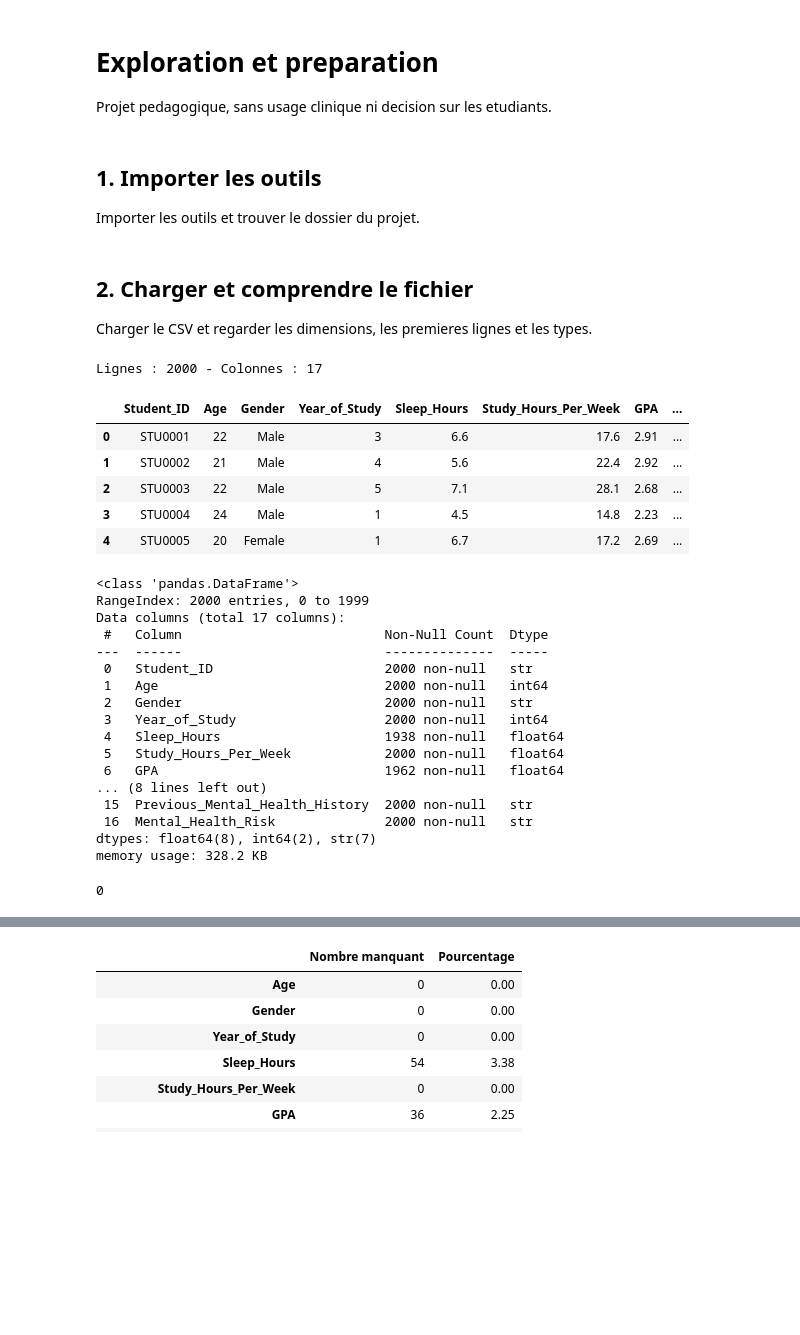
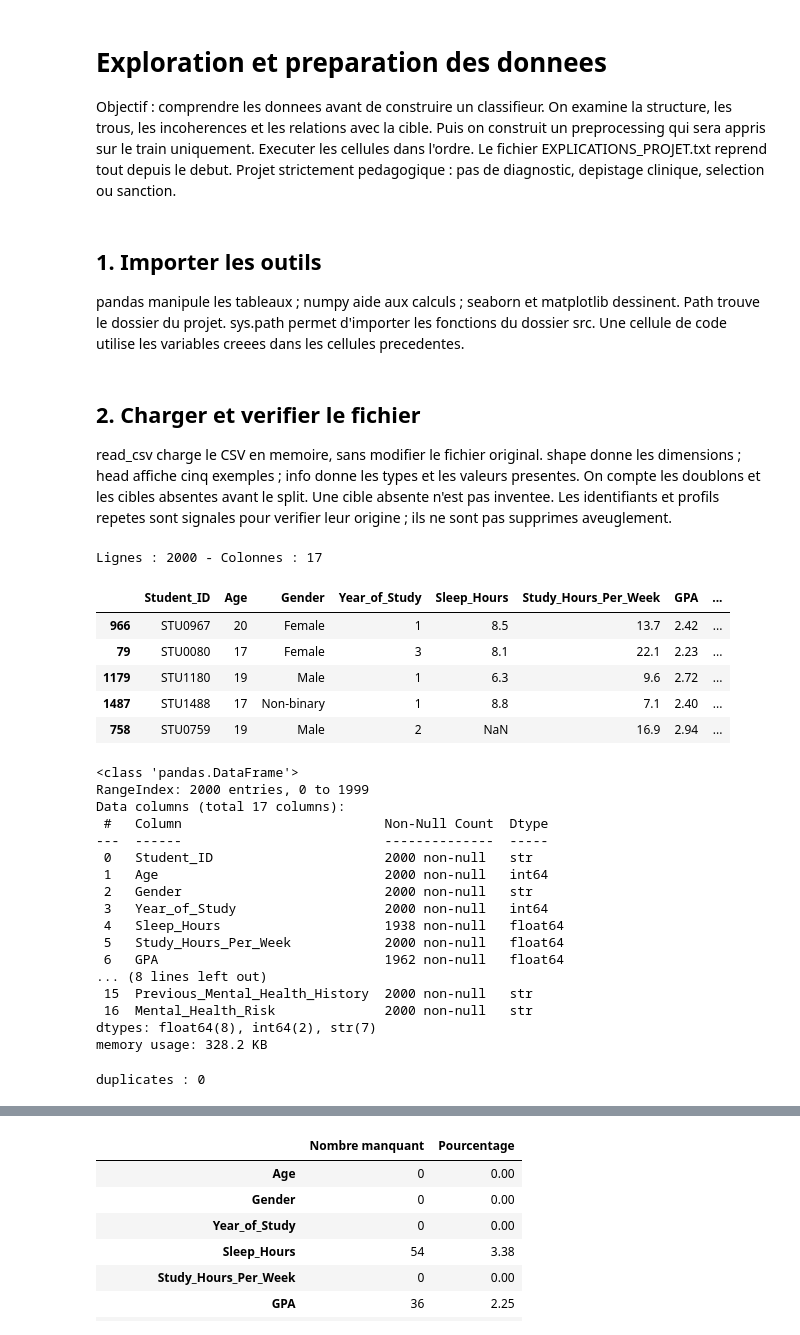
Before and after one commit to ayouberrak2/Jury-Blanc, a Jupyter notebook: notebooks/01_eda.ipynb, the cells around one changed output, grey strips where cells are left out. Saved outputs shown, nothing was run; the diff lists cells and outputs as text; code cells hidden in the pictures; blank space fills up the shorter version.

Commit message:
docs(eda): detail data quality checks and preprocessing decisions

```diff
--- a/notebooks/01_eda.ipynb
+++ b/notebooks/01_eda.ipynb
@@ -1,11 +1,17 @@
 # %% [markdown]
-# Exploration et preparation
+# Exploration et preparation des donnees
 
-Projet pedagogique, sans usage clinique ni decision sur les etudiants.
+Objectif : comprendre les donnees avant de construire un classifieur.
+On examine la structure, les trous, les incoherences et les relations avec la cible.
+Puis on construit un preprocessing qui sera appris sur le train uniquement.
+Executer les cellules dans l'ordre. Le fichier EXPLICATIONS_PROJET.txt reprend tout depuis le debut.
+Projet strictement pedagogique : pas de diagnostic, depistage clinique, selection ou sanction.
 # %% [markdown]
 ## 1. Importer les outils
 
-Importer les outils et trouver le dossier du projet.
+pandas manipule les tableaux ; numpy aide aux calculs ; seaborn et matplotlib dessinent.
+Path trouve le dossier du projet. sys.path permet d'importer les fonctions du dossier src.
+Une cellule de code utilise les variables creees dans les cellules precedentes.
 # %%
 from pathlib import Path
 import sys
@@ -20,27 +26,27 @@ if not (PROJECT_ROOT / "data").exists():
     PROJECT_ROOT = PROJECT_ROOT.parent
 if str(PROJECT_ROOT) not in sys.path:
     sys.path.insert(0, str(PROJECT_ROOT))
-
-sns.set_theme(style="whitegrid")
-pd.set_option("display.max_columns", 20)
 # %% [markdown]
-## 2. Charger et comprendre le fichier
+## 2. Charger et verifier le fichier
 
-Charger le CSV et regarder les dimensions, les premieres lignes et les types.
+read_csv charge le CSV en memoire, sans modifier le fichier original.
+shape donne les dimensions ; head affiche cinq exemples ; info donne les types et les valeurs presentes.
+On compte les doublons et les cibles absentes avant le split. Une cible absente n'est pas inventee.
+Les identifiants et profils repetes sont signales pour verifier leur origine ; ils ne sont pas supprimes aveuglement.
 # %%
 file_path = PROJECT_ROOT / "data/raw/student_mental_health.csv"
 df = pd.read_csv(file_path)
 print("Lignes :", df.shape[0], "- Colonnes :", df.shape[1])
-display(df.head())
+display(df.sample(5))
 df.info()
 # %% [output]
 Lignes : 2000 - Colonnes : 17
 |  | Student_ID | Age | Gender | Year_of_Study | Sleep_Hours | Study_Hours_Per_Week | GPA | ... |
-| 0 | STU0001 | 22 | Male | 3 | 6.6 | 17.6 | 2.91 | ... |
-| 1 | STU0002 | 21 | Male | 4 | 5.6 | 22.4 | 2.92 | ... |
-| 2 | STU0003 | 22 | Male | 5 | 7.1 | 28.1 | 2.68 | ... |
-| 3 | STU0004 | 24 | Male | 1 | 4.5 | 14.8 | 2.23 | ... |
-| 4 | STU0005 | 20 | Female | 1 | 6.7 | 17.2 | 2.69 | ... |
+| 966 | STU0967 | 20 | Female | 1 | 8.5 | 13.7 | 2.42 | ... |
+| 79 | STU0080 | 17 | Female | 3 | 8.1 | 22.1 | 2.23 | ... |
+| 1179 | STU1180 | 19 | Male | 1 | 6.3 | 9.6 | 2.72 | ... |
+| 1487 | STU1488 | 17 | Non-binary | 1 | 8.8 | 7.1 | 2.40 | ... |
+| 758 | STU0759 | 19 | Male | 2 | NaN | 16.9 | 2.94 | ... |
 <class 'pandas.DataFrame'>
 RangeIndex: 2000 entries, 0 to 1999
 Data columns (total 17 columns):
@@ -59,7 +65,7 @@ Data columns (total 17 columns):
 dtypes: float64(8), int64(2), str(7)
 memory usage: 328.2 KB
 # %%
-print(df.duplicated().sum())
+print("duplicates :", df.duplicated().sum())
 # %% [output]
-0
+duplicates : 0
 # %% [markdown]
```
Also changed, not shown: parts of 21 cells of this notebook.
